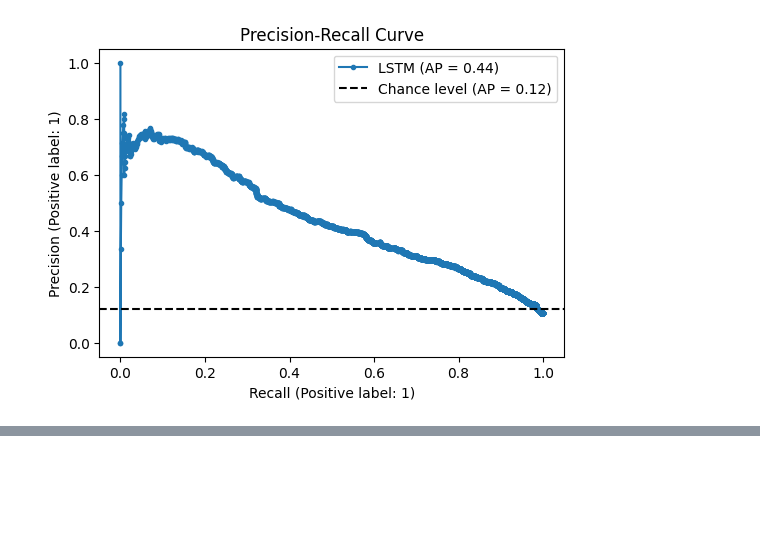
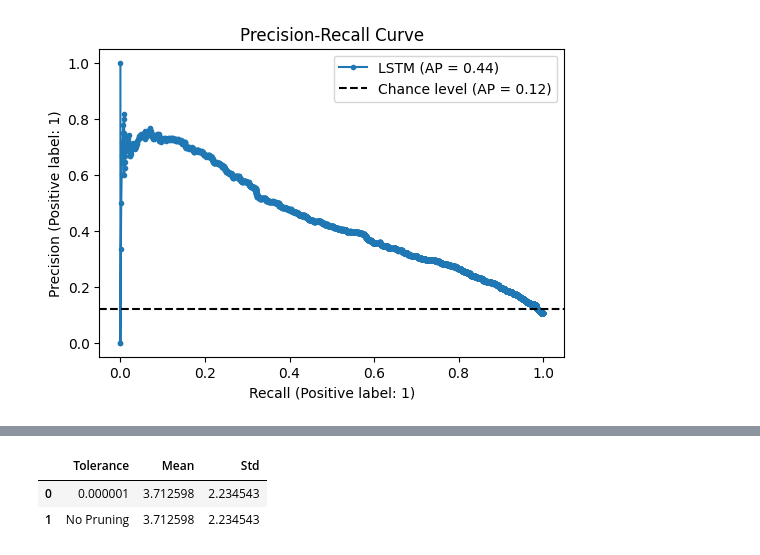
Before and after one commit to 23233408/CAPSTONE, a Jupyter notebook: 003b_LSTM_final.ipynb, the cells around one changed output, grey strips where cells are left out. Saved outputs shown, nothing was run; the diff lists cells and outputs as text; code cells hidden in the pictures; blank space fills up the shorter version.

Commit message:
add global feature selection to main file

```diff
--- a/003b_LSTM_final.ipynb
+++ b/003b_LSTM_final.ipynb
@@ -448,0 +468,7 @@ Average Precision (AP): 0.4400
+# %%
+_, df_desc_labitems,_ = dataLoader.load_descriptions()
+# %%
+plot_feats_1 = {model_features[0]:model_features[0][12:]}
+plot_feats_2 = {x:x[12:] for x in model_features[-2:]}
+plot_feats_3 = {x: df_desc_labitems[df_desc_labitems.ITEMID == int(x[19:])].LABEL.values[0] for x in model_features[1:-2]}
+plot_feats = {**plot_feats_1, **plot_feats_3, **plot_feats_2}
@@ -448,0 +576,19 @@ Average Precision (AP): 0.4400
+# %%
+time_feat = 'CHARTTIME'
+
+a = d_test_normalized[d_test_normalized.IS_SEPSIS==1].groupby('HADM_ID')['HADM_ID'].count().reset_index(name='COUNT')
+# a = a[a.COUNT>1].head(50)
+
+pos_dataset = d_test_normalized[d_test_normalized['HADM_ID'].isin(a.HADM_ID)]
+schema = list(pos_dataset.columns)
+# %%
+from timeshap.explainer import global_report, feat_explain_all
+
+# pruning_dict = {'tol': [0.05, 0.075], 'path': 'outputs/prun_all_tf.csv'}
+# event_dict = {'path': 'outputs/event_all_tf.csv', 'rs': 42, 'nsamples': 32000}
+# feature_dict = {'path': 'outputs/feature_all_tf.csv', 'rs': 42, 'nsamples': 32000, 'feature_names': model_features, 'plot_features': plot_feats,}
+
+pruning_dict = {'tol': [0.00000125], 'path': 'outputs/prun_all_tf.csv'}
+event_dict = {'rs': 42, 'nsamples': 1000, 'path': 'outputs/event_all_tf.csv'}
+feature_dict = {'rs': 42, 'nsamples': 1000, 'feature_names': model_features, 'plot_features': plot_feats, 'path': 'outputs/feature_all_tf.csv'}
+prun_stats, global_plot = global_report(f, pos_dataset, pruning_dict, event_dict, feature_dict, average_event, model_features, schema, sequence_id_feat, time_feat, )
@@ -448,0 +657,6 @@ Average Precision (AP): 0.4400
+# %%
+prun_stats
+# %% [output]
+|  | Tolerance | Mean | Std |
+| 0 | 0.000001 | 3.712598 | 2.234543 |
+| 1 | No Pruning | 3.712598 | 2.234543 |
```
Also changed, not shown: parts of 41 cells of this notebook, 1 other file.
